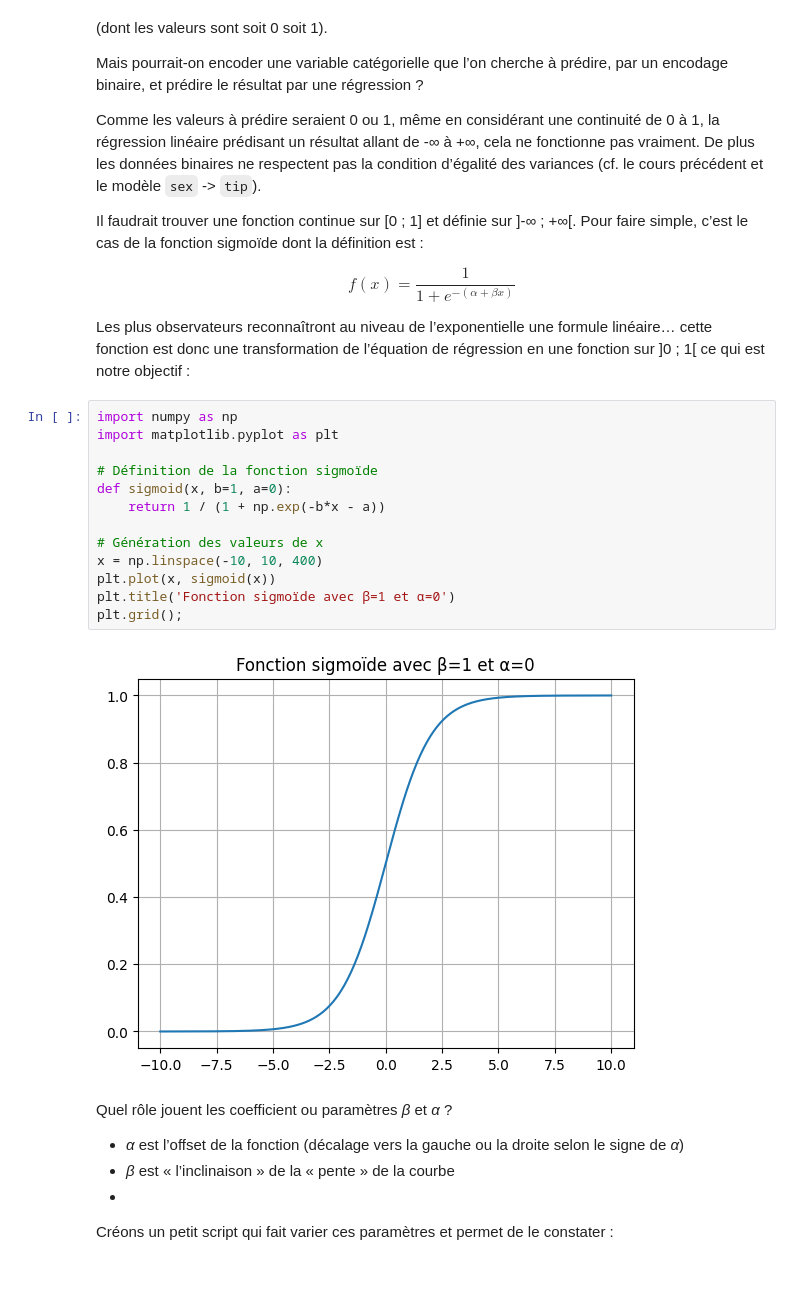
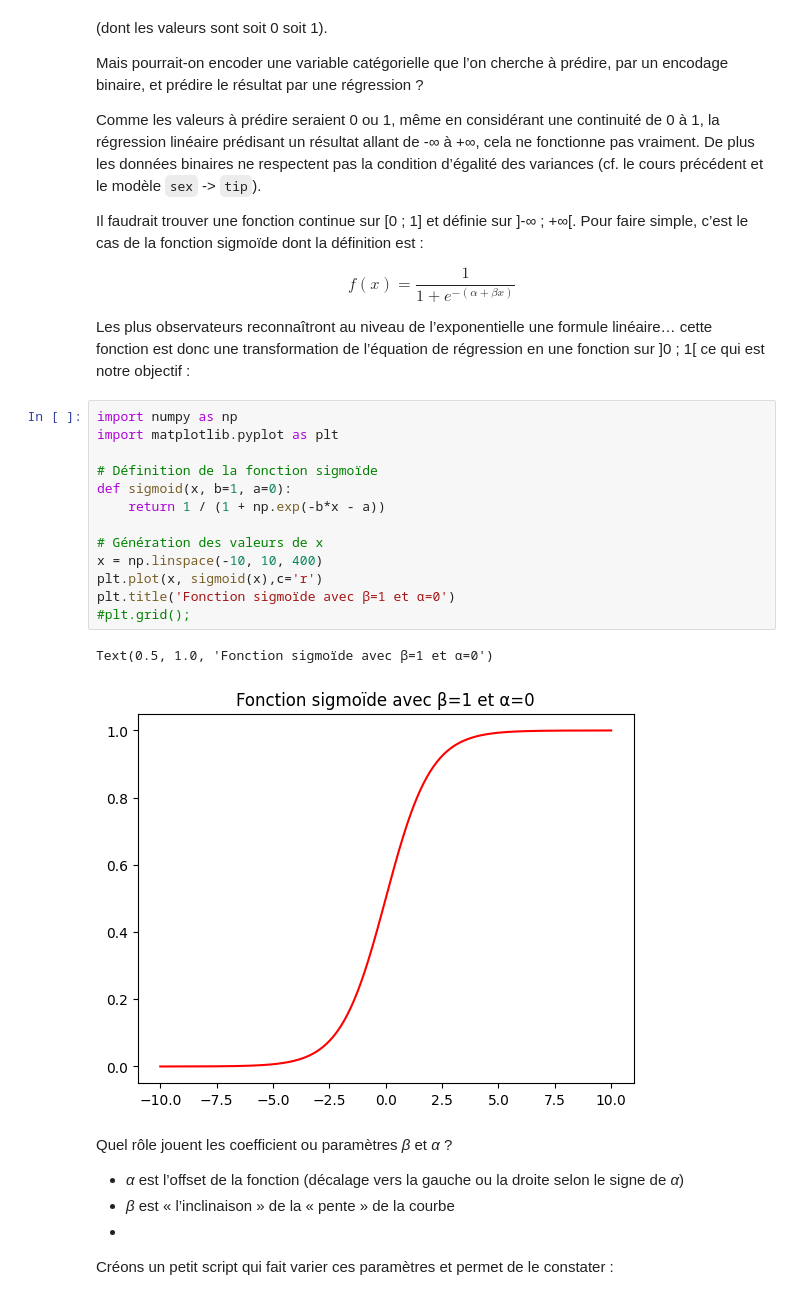
Before and after one commit to Jehadel/EDA-cours, a Jupyter notebook: S7-Regression-logistique.ipynb, the cells around one changed output. Drawn from its saved outputs; the diff is of its cells as text.

```diff
--- a/S7-Regression-logistique.ipynb
+++ b/S7-Regression-logistique.ipynb
@@ -21,21 +23,22 @@ Il faudrait trouver une fonction continue sur \[0 ; 1\] et définie sur ]-∞ ;
 $$ f(x)=\frac{1}{1+e^{-(\alpha + \beta x)}} $$
 
 Les plus observateurs reconnaîtront au niveau de l’exponentielle une formule linéaire… cette fonction est donc une transformation de l’équation de régression en une fonction sur ]0 ; 1[ ce qui est notre objectif :
-# %%
-import numpy as np
-import matplotlib.pyplot as plt
-
-# Définition de la fonction sigmoïde
-def sigmoid(x, b=1, a=0):
-    return 1 / (1 + np.exp(-b*x - a))
-
-# Génération des valeurs de x
-x = np.linspace(-10, 10, 400)
-plt.plot(x, sigmoid(x))
-plt.title('Fonction sigmoïde avec β=1 et α=0')
-plt.grid();
-# %% [output]
-[figure, removed]
+# %%
+import numpy as np
+import matplotlib.pyplot as plt
+
+# Définition de la fonction sigmoïde
+def sigmoid(x, b=1, a=0):
+    return 1 / (1 + np.exp(-b*x - a))
+
+# Génération des valeurs de x
+x = np.linspace(-10, 10, 400)
+plt.plot(x, sigmoid(x),c='r')
+plt.title('Fonction sigmoïde avec β=1 et α=0')
+#plt.grid();
+# %% [output]
+Text(0.5, 1.0, 'Fonction sigmoïde avec β=1 et α=0')
+[figure, added]
 # %% [markdown]
 Quel rôle jouent les coefficient ou paramètres *β* et *α* ?
 
```
Also changed, not shown: parts of 11 cells of this notebook.
